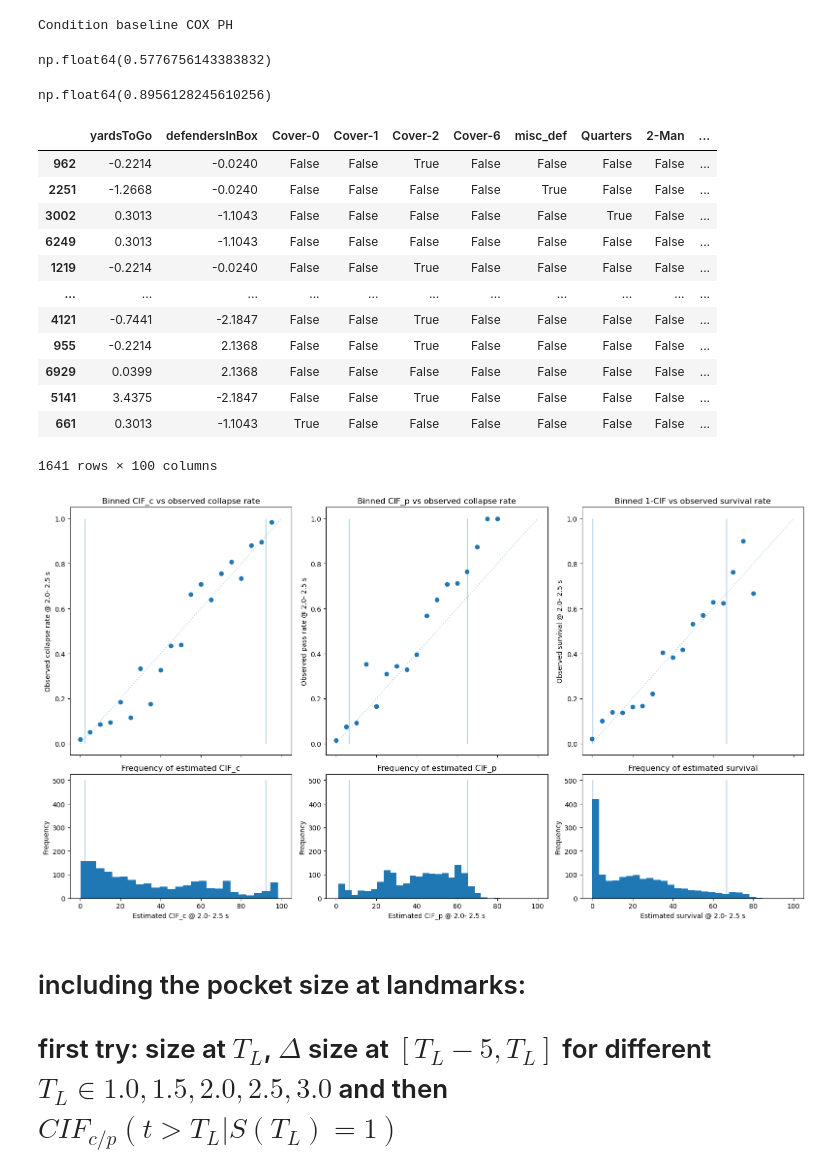
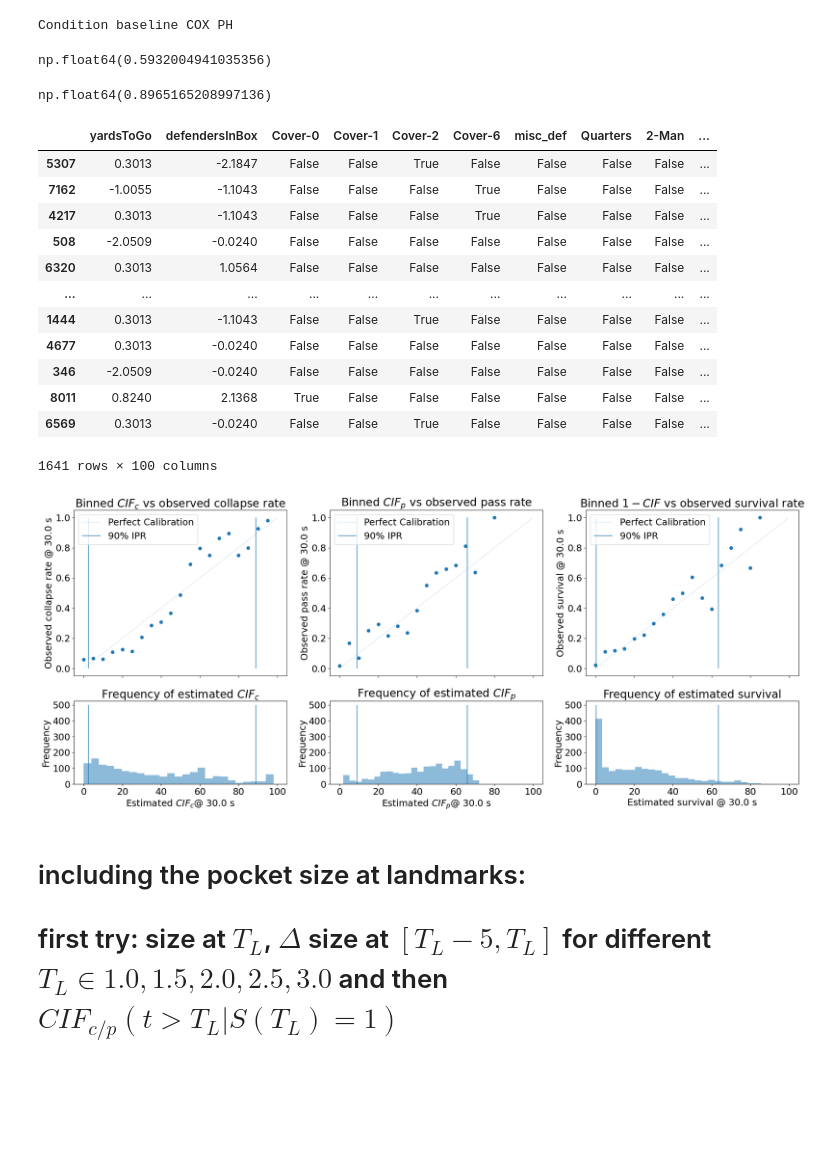
Before and after one commit to maschill/NFLPocketSurvival, a Jupyter notebook: comp_risks_landmarked.ipynb, the cells around one changed output. Cells and saved outputs as stored; diff of their text form; code cells hidden in the pictures; blank space fills up the shorter version.

Commit message:
landmark-to-tau cif and added black formatting

```diff
--- a/comp_risks_landmarked.ipynb
+++ b/comp_risks_landmarked.ipynb
@@ -20,9 +22,7 @@ from src.utils import life_expectancy
 np.set_printoptions(precision=4)
 pd.set_option("display.precision", 4)
 # %%
-games, plays, players, scouting, plays_with_collapse, off_cols, def_cols = (
-        load_data()
-    )
+games, plays, players, scouting, plays_with_collapse, off_cols, def_cols = load_data()
 # %% [output]
 timed_pocketsizes.shape=(8557, 10)
 # %%
@@ -193,7 +192,10 @@ cond = [[], *[[coli] for coli in opt_feat]] + [
 # %% [output]
 Condition baseline COX PH
 # %%
-add_feat = ["poly_tau_20","poly_tau_25",]
+add_feat = [
+    "poly_tau_20",
+    "poly_tau_25",
+]
 # %%
 pass_cox = CoxPHFitter(strata=stratas)
 pass_cox.fit(
@@ -204,7 +206,7 @@ pass_cox.fit(
 )
 pass_cox.score(test_data_df, "concordance_index")
 # %% [output]
-np.float64(0.5776756143383832)
+np.float64(0.5932004941035356)
 # %%
 collapse_cox = CoxPHFitter(strata=stratas)
 collapse_cox.fit(
@@ -215,22 +217,22 @@ collapse_cox.fit(
 )
 collapse_cox.score(test_data_df, "concordance_index")
 # %% [output]
-np.float64(0.8956128245610256)
+np.float64(0.8965165208997136)
 # %%
 test_data_df
 # %% [output]
 |  | yardsToGo | defendersInBox | Cover-0 | Cover-1 | Cover-2 | Cover-6 | misc_def | Quarters | 2-Man | ... |
-| 962 | -0.2214 | -0.0240 | False | False | True | False | False | False | False | ... |
-| 2251 | -1.2668 | -0.0240 | False | False | False | False | True | False | False | ... |
-| 3002 | 0.3013 | -1.1043 | False | False | False | False | False | True | False | ... |
-| 6249 | 0.3013 | -1.1043 | False | False | False | False | False | False | False | ... |
-| 1219 | -0.2214 | -0.0240 | False | False | True | False | False | False | False | ... |
+| 5307 | 0.3013 | -2.1847 | False | False | True | False | False | False | False | ... |
+| 7162 | -1.0055 | -1.1043 | False | False | False | True | False | False | False | ... |
+| 4217 | 0.3013 | -1.1043 | False | False | False | True | False | False | False | ... |
+| 508 | -2.0509 | -0.0240 | False | False | False | False | False | False | False | ... |
+| 6320 | 0.3013 | 1.0564 | False | False | False | False | False | False | False | ... |
 | ... | ... | ... | ... | ... | ... | ... | ... | ... | ... | ... |
-| 4121 | -0.7441 | -2.1847 | False | False | True | False | False | False | False | ... |
-| 955 | -0.2214 | 2.1368 | False | False | True | False | False | False | False | ... |
-| 6929 | 0.0399 | 2.1368 | False | False | False | False | False | False | False | ... |
-| 5141 | 3.4375 | -2.1847 | False | False | True | False | False | False | False | ... |
-| 661 | 0.3013 | -1.1043 | True | False | False | False | False | False | False | ... |
+| 1444 | 0.3013 | -1.1043 | False | False | True | False | False | False | False | ... |
+| 4677 | 0.3013 | -0.0240 | False | False | False | False | False | False | False | ... |
+| 346 | -2.0509 | -0.0240 | False | False | False | False | False | False | False | ... |
+| 8011 | 0.8240 | 2.1368 | True | False | False | False | False | False | False | ... |
+| 6569 | 0.3013 | -0.0240 | False | False | True | False | False | False | False | ... |
 1641 rows × 100 columns
 # %%
 tau = 30
@@ -314,7 +418,7 @@ def plot_calibration_plot(preds_df, bs:int=1, i_c="cif_c", i_p="cif_p", surv=Non
 # %%
-plot_calibration_plot(preds, bs=5, surv="surv")
+plot_calibration_plot(preds, bs=5, surv="surv", tau=30, tau_landmark=15, suffix="test")
 # %% [output]
-[figure, old version]
+[figure, new version]
 # %% [markdown]
 # including the pocket size at landmarks:
 # first try: size at $T_L$, $\Delta$ size at $[T_L-5, T_L]$ for different $T_L \in {1.0, 1.5, 2.0, 2.5, 3.0}$ and then $CIF_{c/p}(t>T_L | S(T_L) = 1)$
```
Also changed, not shown: parts of 38 cells of this notebook, 3 other files.
